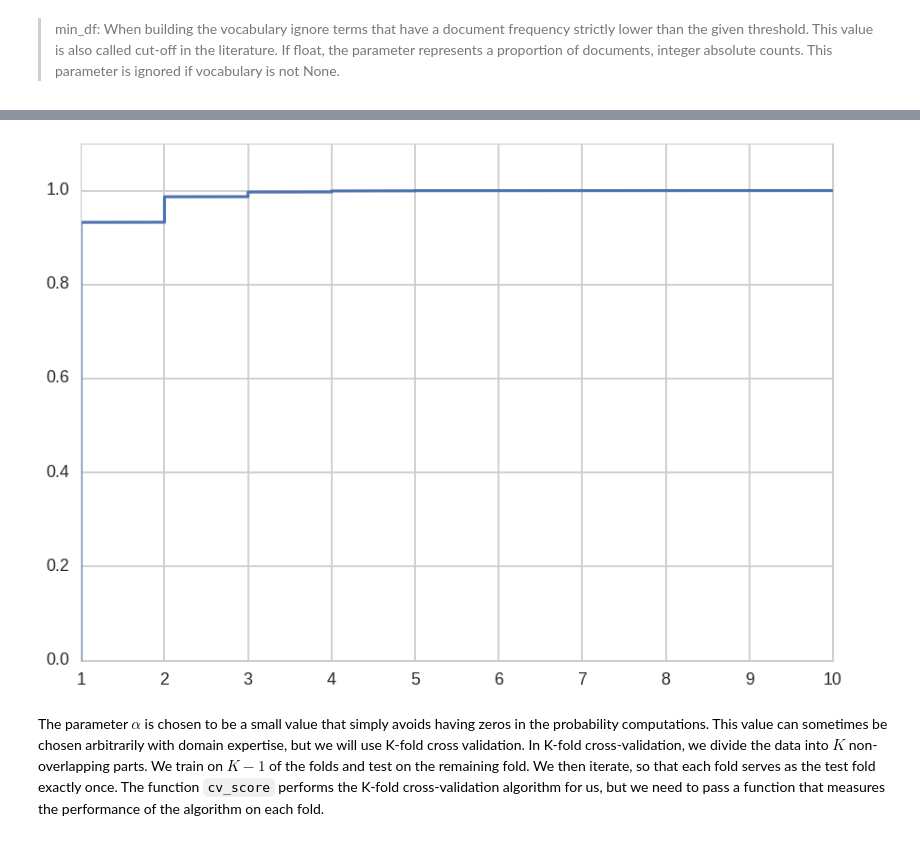
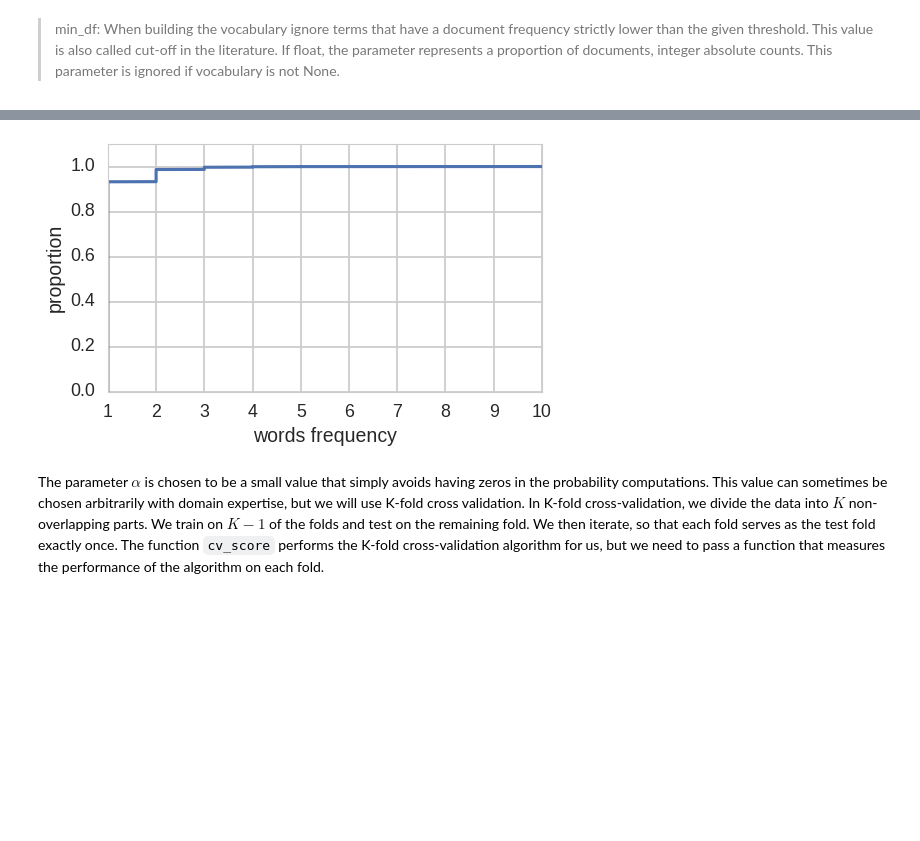
Before and after one commit to Z-Yang-328/Online-Auction-Analytics, a Jupyter notebook: Machine Learning/Mini_Project_Naive_Bayes.ipynb, the cells around one changed output, grey strips where cells are left out. Drawn from its saved outputs; the diff is of its cells as text; code cells hidden in the pictures; blank space fills up the shorter version.

```diff
--- a/Machine Learning/Mini_Project_Naive_Bayes.ipynb
+++ b/Machine Learning/Mini_Project_Naive_Bayes.ipynb
@@ -295,18 +269,23 @@ First, let's find an appropriate value for `min_df` for the `CountVectorizer`. `
 # %%
+#your turn
 import numpy as np
 
 import matplotlib.pyplot as plt
+import seaborn as sns
 
 sorted_data = np.sort(X.data)
 
 yvals=np.arange(len(sorted_data))/float(len(sorted_data)-1)
 
-plt.plot(sorted_data,yvals)
+plt.figure(figsize=(7,4))
+plt.plot(sorted_data, yvals)
 plt.xlim([1,10])
 plt.ylim([0,1.1])
+plt.xlabel('words frequency')
+plt.ylabel('proportion')
 plt.show()
 # %% [output]
-[figure, old version]
+[figure, new version]
 # %%
 #From above plot, we can set min_df = 2 and max_df = 4
 min_df = 2
```
Also changed, not shown: parts of 18 cells of this notebook.
